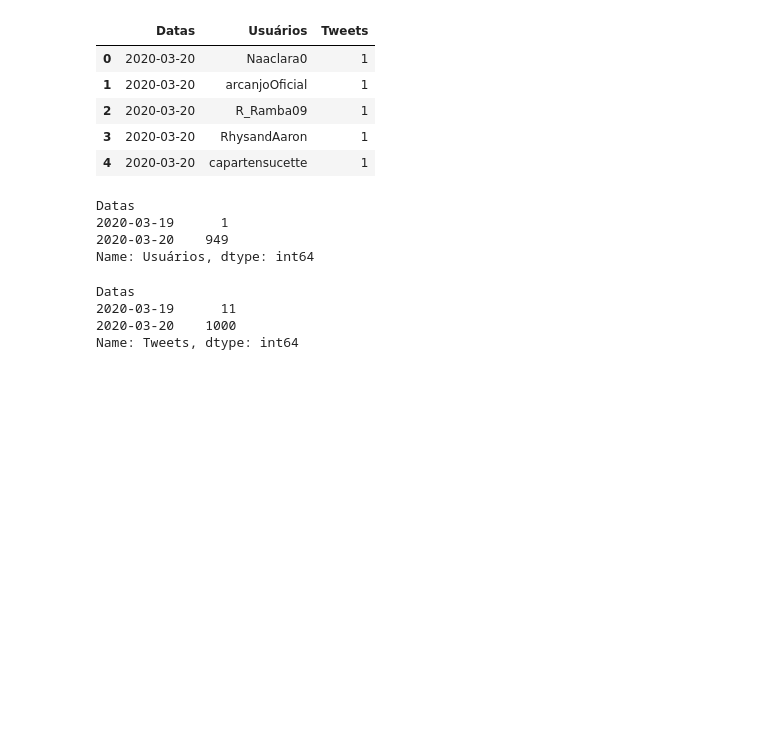
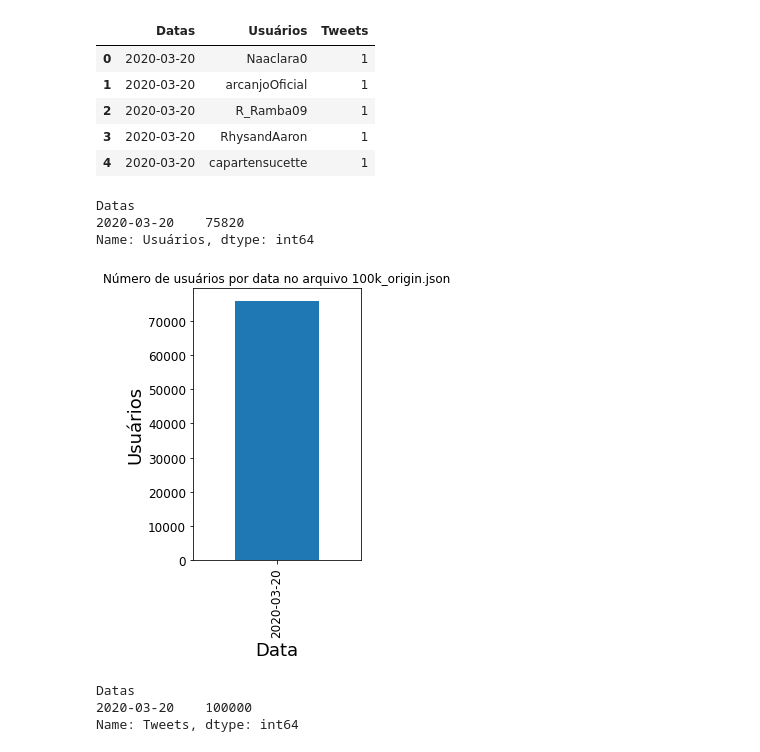
Before and after one commit to larissafv/squad5, a Jupyter notebook: Dados_GIsele/Limpos_Giselle.ipynb, the cells around one changed output. Cells and saved outputs as stored; diff of their text form; code cells hidden in the pictures; blank space fills up the shorter version.

```diff
--- a/Dados_GIsele/Limpos_Giselle.ipynb
+++ b/Dados_GIsele/Limpos_Giselle.ipynb
@@ -118,17 +118,26 @@ cont_usuarios_data.head()
 | 4 | 2020-03-20 | capartensucette | 1 |
 # %%
 # nUMERO DE USUARIOS POR DATA
-cont_usuarios_data.groupby('Datas')['Usuários'].apply(len)
+usuarios_por_data = cont_usuarios_data.groupby('Datas')['Usuários'].apply(len)
+usuarios_por_data
 # %% [output]
 Datas
-2020-03-19      1
-2020-03-20    949
+2020-03-20    75820
 Name: Usuários, dtype: int64
+# %%
+import matplotlib.pyplot as plt
+grafico_barras = usuarios_por_data.plot(kind='bar', title ="Número de usuários por data no arquivo 100k_origin.json",figsize=(3,5),legend=False, fontsize=12)
+grafico_barras.set_ylabel("Usuários",fontsize=18)
+grafico_barras.set_xlabel("Data",fontsize=18)
+
+plt.show()
+# %% [output]
+[figure, added]
 # %%
 # NUMERO DE TWEETS POR DATA
-cont_usuarios_data.groupby('Datas')['Tweets'].apply(sum)
+tweets_por_data = cont_usuarios_data.groupby('Datas')['Tweets'].apply(sum)
+tweets_por_data
 # %% [output]
 Datas
-2020-03-19      11
-2020-03-20    1000
+2020-03-20    100000
 Name: Tweets, dtype: int64
```
Also changed, not shown: parts of 11 cells of this notebook.
